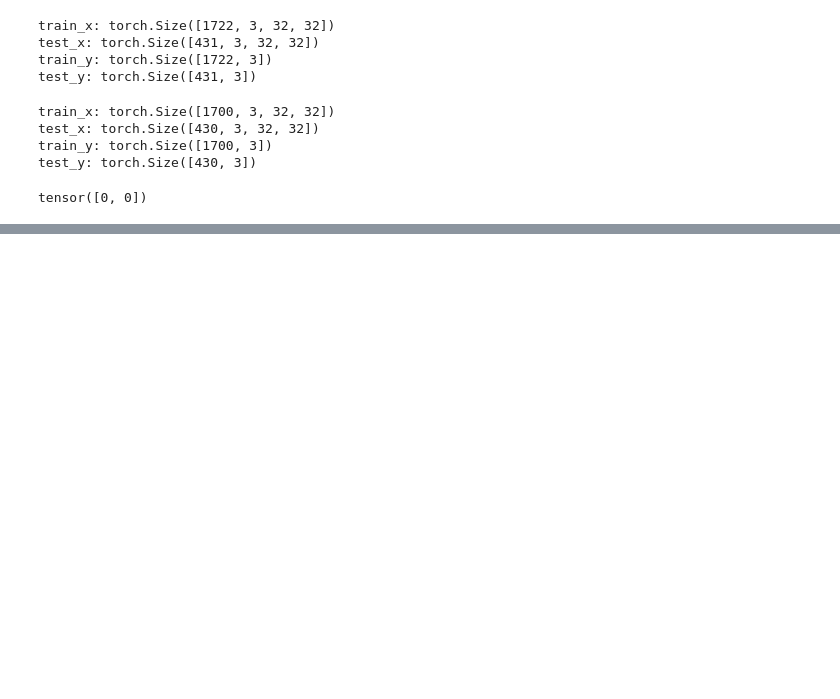
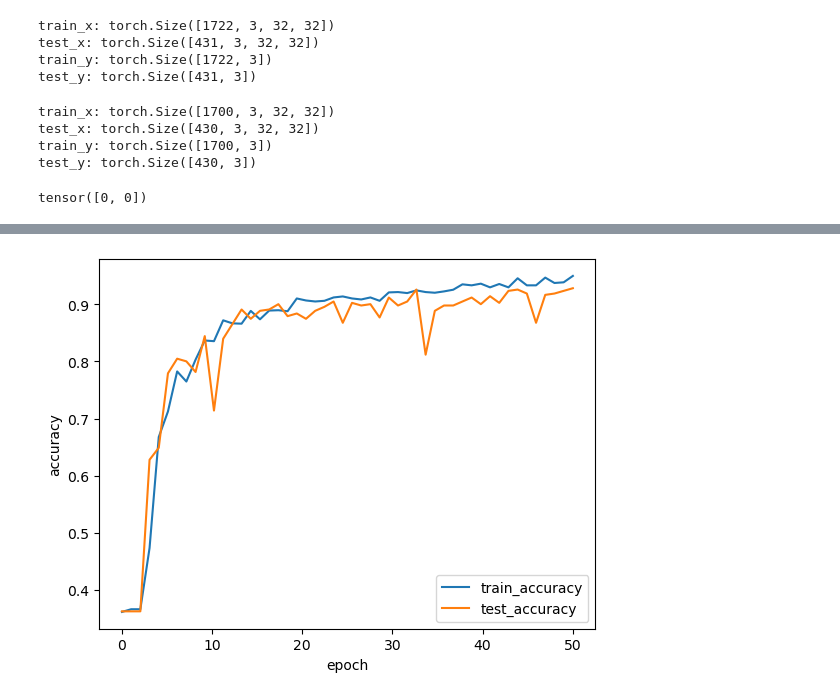
Before and after one commit to HatcherRobotics/deep-learning, a Jupyter notebook: exp3_1_2.ipynb, the cells around one changed output, grey strips where cells are left out. Saved outputs shown, nothing was run; the diff lists cells and outputs as text; code cells hidden in the pictures; blank space fills up the shorter version.

```diff
--- a/exp3_1_2.ipynb
+++ b/exp3_1_2.ipynb
@@ -261,0 +266,10 @@ plt.show()
+# %%
+x=np.linspace(0,len(train_accuracy),len(train_accuracy))
+plt.plot(x,train_accuracy,label='train_accuracy',linewidth=1.5)
+plt.plot(x,test_accuracy,label='test_accuracy',linewidth=1.5)
+plt.xlabel("epoch")
+plt.ylabel("accuracy")
+plt.legend()
+plt.show()
+# %% [output]
+[figure, added]
```
Also changed, not shown: parts of 5 cells of this notebook, 10 other files.
